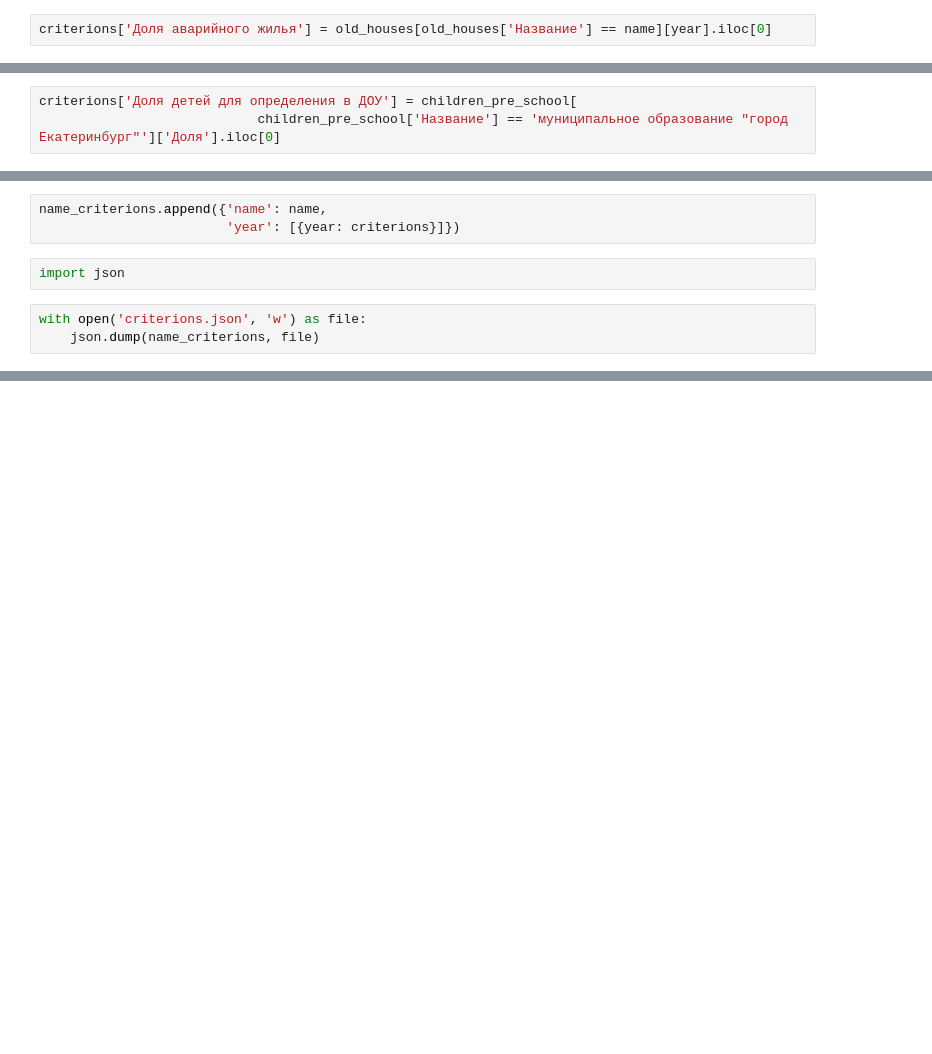
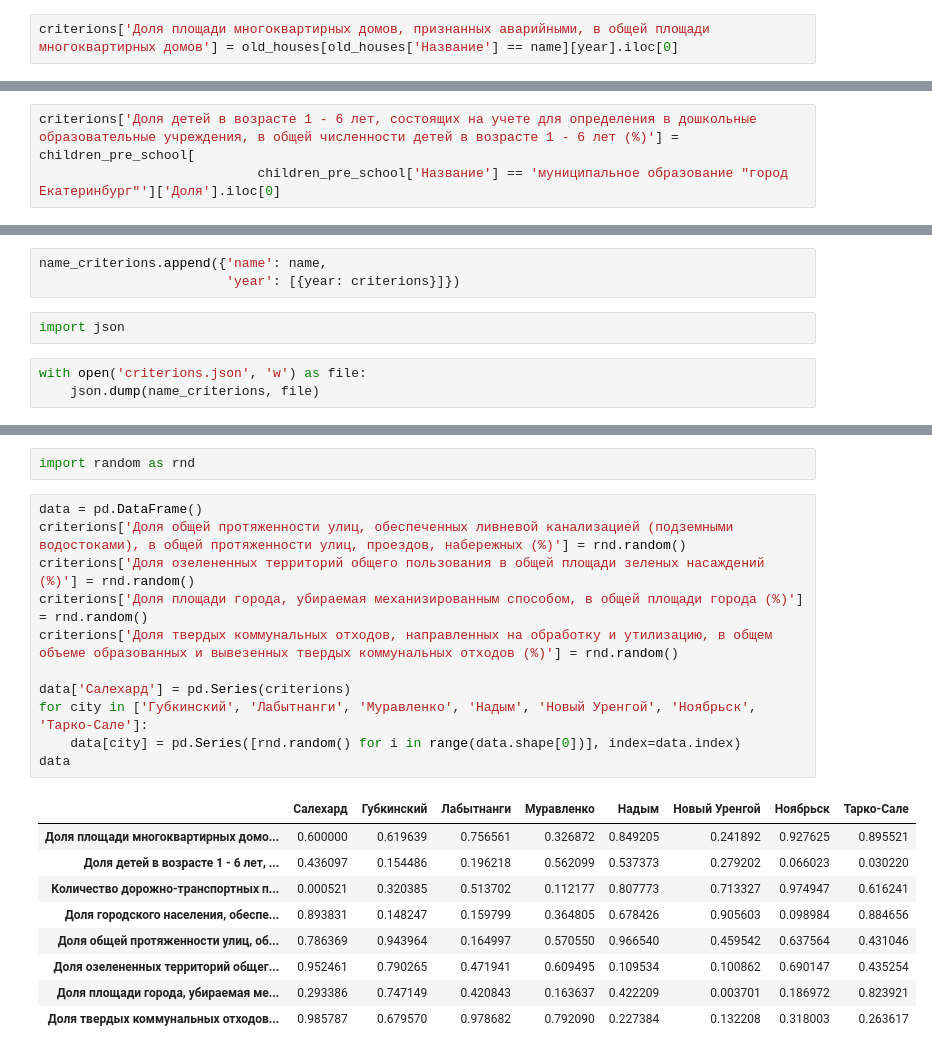
Before and after one commit to Educatory/hackaton2020_ural, a Jupyter notebook: Merging.ipynb, the cells around one changed output, grey strips where cells are left out. Drawn from its saved outputs; the diff is of its cells as text; blank space fills up the shorter version.

```diff
--- a/Merging.ipynb
+++ b/Merging.ipynb
@@ -35,7 +35,7 @@ old_houses[old_houses['Название'] == name]
 |  | Название | 2000 | 2001 | 2002 | 2003 | 2004 | 2005 | 2006 | 2007 | 2008 | 2009 | ... |
 | 65 | Свердловская область | 0 | 0 | 0 | 0 | 0 | 0 | 0 | 0 | 0.2 | 0.3 | ... |
 # %%
-criterions['Доля аварийного жилья'] = old_houses[old_houses['Название'] == name][year].iloc[0]
+criterions['Доля площади многоквартирных домов, признанных аварийными, в общей площади многоквартирных домов'] = old_houses[old_houses['Название'] == name][year].iloc[0]
 # %%
 children_pre_school = pd.read_excel('Критерии.xlsx', sheet_name=3).rename(columns={'Unnamed: 0': 'Название', 'Unnamed: 7': 'Доля'})
 children_pre_school
@@ -59,7 +59,7 @@ children_pre_school[children_pre_school['Название'] == 'муниципа
 |  | Название | Численность детей, состоящих на у... | Unnamed: 2 | Unnamed: 3 | Unnamed: 4 | Численность детей в возрасте 1 - ... | Unnamed: 6 | ... |
 | 8 | муниципальное образование "город ... | NaN | 42792 | NaN | муниципальное образование "город ... | NaN | 98125 | ... |
 # %%
-criterions['Доля детей для определения в ДОУ'] = children_pre_school[
+criterions['Доля детей в возрасте 1 - 6 лет, состоящих на учете для определения в дошкольные образовательные учреждения, в общей численности детей в возрасте 1 - 6 лет (%)'] = children_pre_school[
                             children_pre_school['Название'] == 'муниципальное образование "город Екатеринбург"']['Доля'].iloc[0]
 # %%
 accidents_people = pd.read_excel('Критерии.xlsx', sheet_name=4).rename(columns={'Unnamed: 15': 2014, 'Unnamed: 1': 'Всего'})
@@ -124,0 +125,23 @@ loaded_name_criterions
+# %%
+import random as rnd
+# %%
+data = pd.DataFrame()
+criterions['Доля общей протяженности улиц, обеспеченных ливневой канализацией (подземными водостоками), в общей протяженности улиц, проездов, набережных (%)'] = rnd.random()
+criterions['Доля озелененных территорий общего пользования в общей площади зеленых насаждений (%)'] = rnd.random()
+criterions['Доля площади города, убираемая механизированным способом, в общей площади города (%)'] = rnd.random()
+criterions['Доля твердых коммунальных отходов, направленных на обработку и утилизацию, в общем объеме образованных и вывезенных твердых коммунальных отходов (%)'] = rnd.random()
+
+data['Салехард'] = pd.Series(criterions)
+for city in ['Губкинский', 'Лабытнанги', 'Муравленко', 'Надым', 'Новый Уренгой', 'Ноябрьск', 'Тарко-Сале']:
+    data[city] = pd.Series([rnd.random() for i in range(data.shape[0])], index=data.index)
+data
+# %% [output]
+|  | Салехард | Губкинский | Лабытнанги | Муравленко | Надым | Новый Уренгой | Ноябрьск | Тарко-Сале |
+| Доля площади многоквартирных домо... | 0.600000 | 0.619639 | 0.756561 | 0.326872 | 0.849205 | 0.241892 | 0.927625 | 0.895521 |
+| Доля детей в возрасте 1 - 6 лет, ... | 0.436097 | 0.154486 | 0.196218 | 0.562099 | 0.537373 | 0.279202 | 0.066023 | 0.030220 |
+| Количество дорожно-транспортных п... | 0.000521 | 0.320385 | 0.513702 | 0.112177 | 0.807773 | 0.713327 | 0.974947 | 0.616241 |
+| Доля городского населения, обеспе... | 0.893831 | 0.148247 | 0.159799 | 0.364805 | 0.678426 | 0.905603 | 0.098984 | 0.884656 |
+| Доля общей протяженности улиц, об... | 0.786369 | 0.943964 | 0.164997 | 0.570550 | 0.966540 | 0.459542 | 0.637564 | 0.431046 |
+| Доля озелененных территорий общег... | 0.952461 | 0.790265 | 0.471941 | 0.609495 | 0.109534 | 0.100862 | 0.690147 | 0.435254 |
+| Доля площади города, убираемая ме... | 0.293386 | 0.747149 | 0.420843 | 0.163637 | 0.422209 | 0.003701 | 0.186972 | 0.823921 |
+| Доля твердых коммунальных отходов... | 0.985787 | 0.679570 | 0.978682 | 0.792090 | 0.227384 | 0.132208 | 0.318003 | 0.263617 |
```
Also changed, not shown: parts of 7 cells of this notebook.
